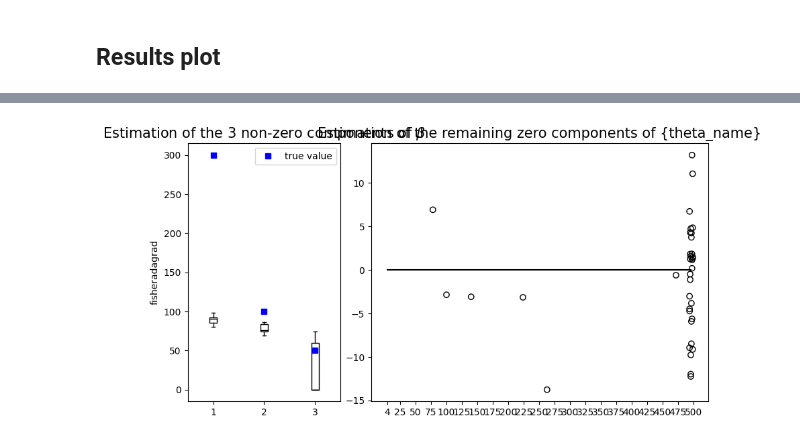
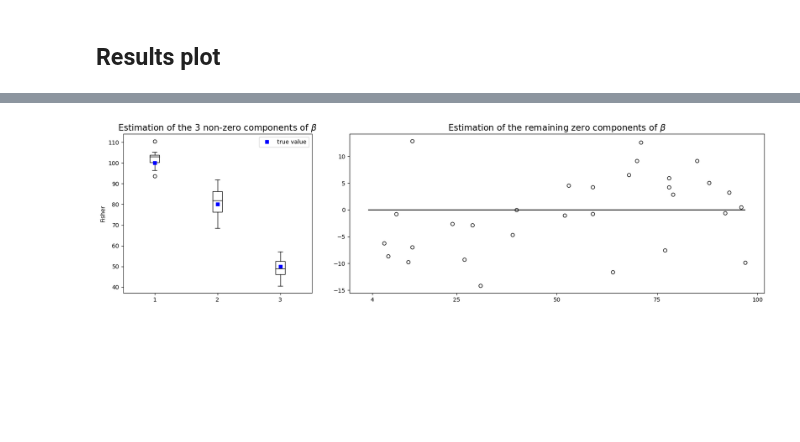
Before and after one commit to caillebotteAntoine/sdg4varselect, a Jupyter notebook: results/simulation_study/precond_test/preconditionner_study.ipynb, the cells around one changed output, grey strips where cells are left out. Drawn from its saved outputs; the diff is of its cells as text; code cells hidden in the pictures; blank space fills up the shorter version.

```diff
--- a/results/simulation_study/precond_test/preconditionner_study.ipynb
+++ b/results/simulation_study/precond_test/preconditionner_study.ipynb
@@ -125,5 +125,15 @@ p_star = myModel.new_params(
     cov_latent=jnp.diag(jnp.array([50, 2000])),
     tau=150,
     var_residual=30,
-    beta=jnp.concatenate([jnp.array([100, 70, 50]), jnp.zeros(shape=(myModel.P - 3,))]),
+    beta=jnp.concatenate(
+        [jnp.array([300, 100, 50]), jnp.zeros(shape=(myModel.P - 3,))]
+    ),
 )
+
+p_star = myModel.new_params(
+    mean_latent={"mu1": 100, "mu2": 1200},
+    cov_latent=jnp.diag(jnp.array([50, 1000])),
+    tau=150,
+    var_residual=30,
+    beta=jnp.concatenate([jnp.array([100, 80, 50]), jnp.zeros(shape=(myModel.P - 3,))]),
+)
@@ -147,19 +155,20 @@ config = [
     {"name": "fisheradagrad", "seed_name": "S(1, 11)"},
 ]
 config = [
-    {"name": "Fisher", "seed_name": "S0"},
+    {"name": "Fisher", "seed_name": "200_S(1, 9)"},
+    {"name": "Fisher", "seed_name": "1000_S(1, 9)"},
+    {"name": "Fisher", "seed_name": "2000_S(1, 9)"},
+]
+config = [
+    {"name": "Fisher", "seed_name": "S(1, 10)"},
 ]
 
 results = TestResults(
     [
-        MultiRunRes(
-            [
-                TestResults.load(
-                    m(N=200, J=15, P=10),
-                    "files_unmerged",
-                    filename_add_on=f"{c['seed_name']}_{c['name']}",
-                )
-            ]
+        TestResults.load(
+            m(N=200, J=15, P=100),
+            "files",
+            filename_add_on=f"{c['seed_name']}_{c['name']}",
         )
         for c in config
     ],
@@ -232,10 +286,11 @@ AttributeError: 'MultiRunRes' object has no attribute 'standardize'
 # %%
 _ = sdgplt.plot_2_panel_selected_theta_hd(
     results,
     myModel.hstack_params(p_star),
     scenarios_labels,
     dim_ld=myModel.DIM_LD,
-    fig=sdgplt.figure(5, 10),
+    fig=sdgplt.figure(5, 20),
+    theta_name="$\\beta$",
 )
 # %% [output]
-[figure, old version]
+[figure, new version]
```
Also changed, not shown: parts of 6 cells of this notebook, 9 other files.
